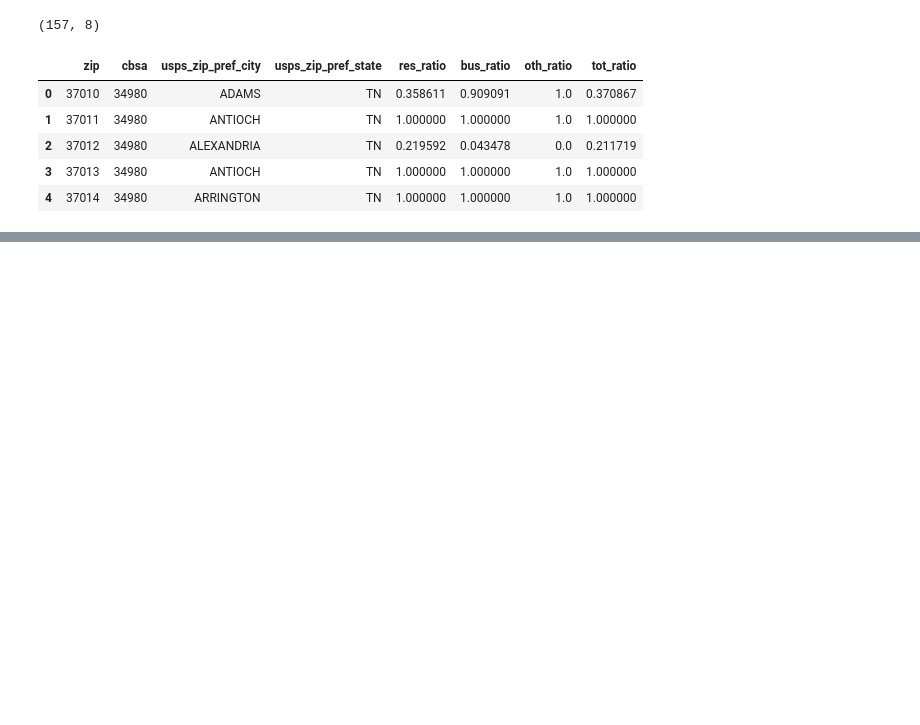
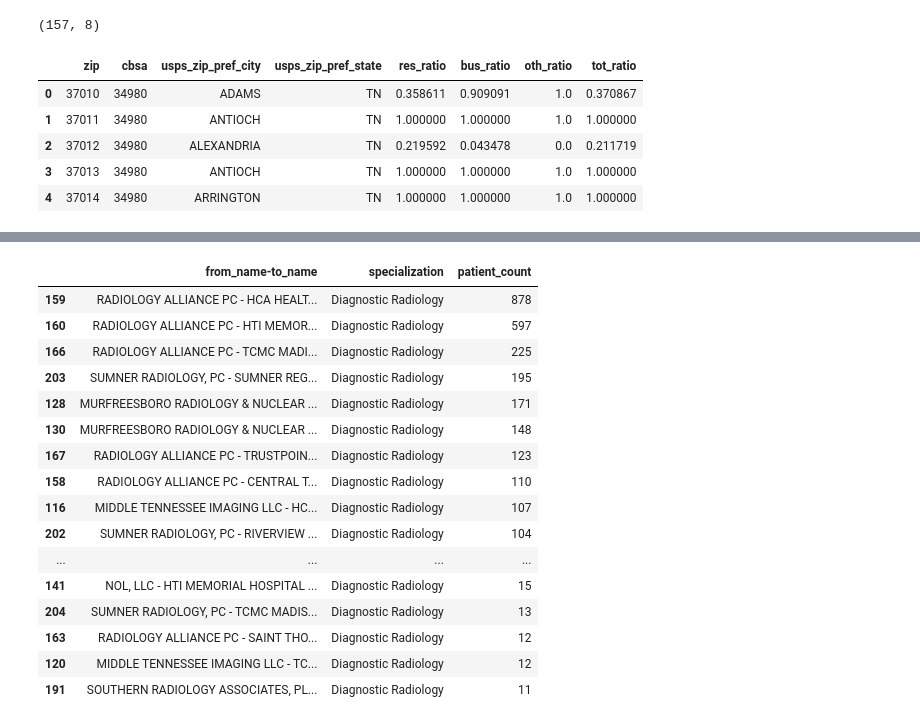
Before and after one commit to ballir27/hop-team-healthcare-providers, a Jupyter notebook: AB-Nash_Providers.ipynb, the cells around one changed output, grey strips where cells are left out. Cells and saved outputs as stored; diff of their text form; code cells hidden in the pictures; blank space fills up the shorter version.

```diff
--- a/AB-Nash_Providers.ipynb
+++ b/AB-Nash_Providers.ipynb
@@ -152,0 +273,2 @@ from_npi_nash_sqlite.head()
+# %%
+nash_hospital_referrals['from_name-to_name'] = nash_hospital_referrals['provider_organization_name_(legal_business_name)'] + ' - ' + nash_hospital_referrals['to_hospital_name']
@@ -152,0 +315,3 @@ from_npi_nash_sqlite.head()
+# %%
+to_name_from_name_referral_sums = nash_hospital_referrals.groupby(['from_name-to_name','specialization'])['patient_count'].sum().reset_index().sort_values('patient_count', ascending = False)
+to_name_from_name_referral_sums
@@ -152,0 +332,3 @@ from_npi_nash_sqlite.head()
+# %%
+specialization_list = nash_hospital_referrals['specialization'].unique().tolist()
+specialization_list
@@ -152,0 +383,23 @@ from_npi_nash_sqlite.head()
+# %%
+#dict comprehension for the to_hospital patient_count sums by specialty
+dict_to_name_from_name_by_specialty = {specialty: to_name_from_name_referral_sums[to_name_from_name_referral_sums['specialization'] == specialty] for specialty in specialization_list}
+# %%
+dict_to_name_from_name_by_specialty['Diagnostic Radiology'].sort_values('patient_count', ascending=False)
+# %% [output]
+|  | from_name-to_name | specialization | patient_count |
+| 159 | RADIOLOGY ALLIANCE PC - HCA HEALT... | Diagnostic Radiology | 878 |
+| 160 | RADIOLOGY ALLIANCE PC - HTI MEMOR... | Diagnostic Radiology | 597 |
+| 166 | RADIOLOGY ALLIANCE PC - TCMC MADI... | Diagnostic Radiology | 225 |
+| 203 | SUMNER RADIOLOGY, PC - SUMNER REG... | Diagnostic Radiology | 195 |
+| 128 | MURFREESBORO RADIOLOGY & NUCLEAR ... | Diagnostic Radiology | 171 |
+| 130 | MURFREESBORO RADIOLOGY & NUCLEAR ... | Diagnostic Radiology | 148 |
+| 167 | RADIOLOGY ALLIANCE PC - TRUSTPOIN... | Diagnostic Radiology | 123 |
+| 158 | RADIOLOGY ALLIANCE PC - CENTRAL T... | Diagnostic Radiology | 110 |
+| 116 | MIDDLE TENNESSEE IMAGING LLC - HC... | Diagnostic Radiology | 107 |
+| 202 | SUMNER RADIOLOGY, PC - RIVERVIEW ... | Diagnostic Radiology | 104 |
+| ... | ... | ... | ... |
+| 141 | NOL, LLC - HTI MEMORIAL HOSPITAL ... | Diagnostic Radiology | 15 |
+| 204 | SUMNER RADIOLOGY, PC - TCMC MADIS... | Diagnostic Radiology | 13 |
+| 163 | RADIOLOGY ALLIANCE PC - SAINT THO... | Diagnostic Radiology | 12 |
+| 120 | MIDDLE TENNESSEE IMAGING LLC - TC... | Diagnostic Radiology | 12 |
+| 191 | SOUTHERN RADIOLOGY ASSOCIATES, PL... | Diagnostic Radiology | 11 |
```
Also changed, not shown: parts of 22 cells of this notebook.
